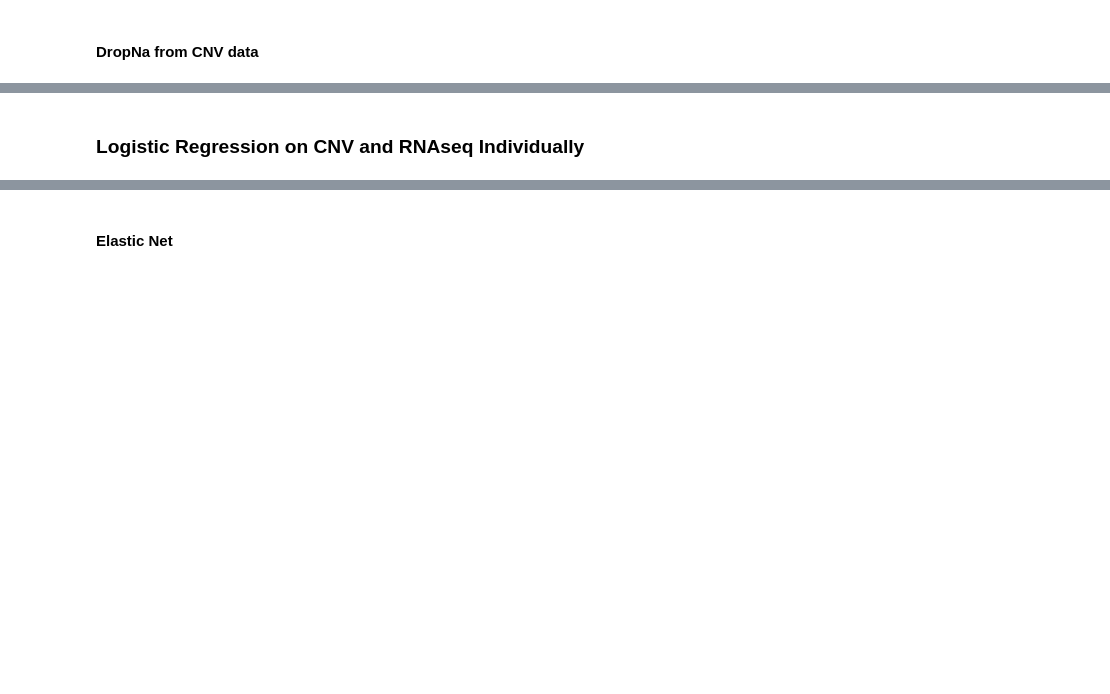
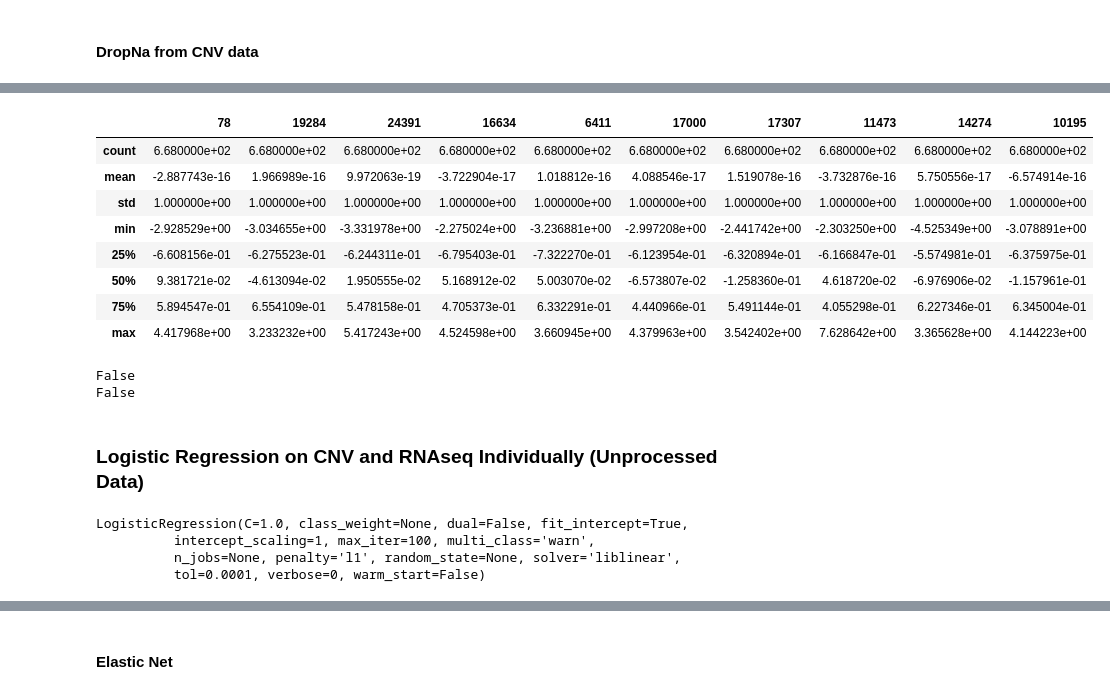
Before and after one commit to quanaibn/CancerDeepLearning, a Jupyter notebook: CancerDeepLearning/Logistic_Regression.ipynb, the cells around one changed output, grey strips where cells are left out. Cells and saved outputs as stored; diff of their text form; code cells hidden in the pictures; blank space fills up the shorter version.

Commit message:
Added Imputation and Scaling

```diff
--- a/CancerDeepLearning/Logistic_Regression.ipynb
+++ b/CancerDeepLearning/Logistic_Regression.ipynb
@@ -52,3 +39,0 @@ cnv.head()
-# %%
-cnv = cnv.dropna('index')
-cnv.shape
@@ -59,0 +42,12 @@ x_cnv_clean = cnv.drop(['y'], axis = 1)
+# %%
+import numpy as np
+from sklearn.impute import SimpleImputer
+impute_median = SimpleImputer(strategy = 'median')
+
+#Impute
+y_cnv_imputed = cnv['y']
+x_cnv_imputed = cnv.drop(['y'], axis = 1)
+x_cnv_imputed = impute_median.fit_transform(x_cnv_imputed)
+
+#Check for NaN values
+np.isnan(x_cnv_imputed).all()
@@ -60,2 +96,21 @@ x_cnv_clean = cnv.drop(['y'], axis = 1)
+# %%
+x_cnv_processed[np.random.choice(x_cnv_processed.columns.values, size = 10, replace = False)].describe()
+# %% [output]
+|  | 78 | 19284 | 24391 | 16634 | 6411 | 17000 | 17307 | 11473 | 14274 | 10195 |
+| count | 6.680000e+02 | 6.680000e+02 | 6.680000e+02 | 6.680000e+02 | 6.680000e+02 | 6.680000e+02 | 6.680000e+02 | 6.680000e+02 | 6.680000e+02 | 6.680000e+02 |
+| mean | -2.887743e-16 | 1.966989e-16 | 9.972063e-19 | -3.722904e-17 | 1.018812e-16 | 4.088546e-17 | 1.519078e-16 | -3.732876e-16 | 5.750556e-17 | -6.574914e-16 |
+| std | 1.000000e+00 | 1.000000e+00 | 1.000000e+00 | 1.000000e+00 | 1.000000e+00 | 1.000000e+00 | 1.000000e+00 | 1.000000e+00 | 1.000000e+00 | 1.000000e+00 |
+| min | -2.928529e+00 | -3.034655e+00 | -3.331978e+00 | -2.275024e+00 | -3.236881e+00 | -2.997208e+00 | -2.441742e+00 | -2.303250e+00 | -4.525349e+00 | -3.078891e+00 |
+| 25% | -6.608156e-01 | -6.275523e-01 | -6.244311e-01 | -6.795403e-01 | -7.322270e-01 | -6.123954e-01 | -6.320894e-01 | -6.166847e-01 | -5.574981e-01 | -6.375975e-01 |
+| 50% | 9.381721e-02 | -4.613094e-02 | 1.950555e-02 | 5.168912e-02 | 5.003070e-02 | -6.573807e-02 | -1.258360e-01 | 4.618720e-02 | -6.976906e-02 | -1.157961e-01 |
+| 75% | 5.894547e-01 | 6.554109e-01 | 5.478158e-01 | 4.705373e-01 | 6.332291e-01 | 4.440966e-01 | 5.491144e-01 | 4.055298e-01 | 6.227346e-01 | 6.345004e-01 |
+| max | 4.417968e+00 | 3.233232e+00 | 5.417243e+00 | 4.524598e+00 | 3.660945e+00 | 4.379963e+00 | 3.542402e+00 | 7.628642e+00 | 3.365628e+00 | 4.144223e+00 |
+# %%
+#Check for NaN values
+print(x_rna_processed.isnull().any().any())
+print(x_cnv_processed.isnull().any().any())
+# %% [output]
+False
+False
 # %% [markdown]
-### Logistic Regression on CNV and RNAseq Individually
+### Logistic Regression on CNV and RNAseq Individually (Unprocessed Data)
@@ -62,5 +120,16 @@ x_cnv_clean = cnv.drop(['y'], axis = 1)
 # %%
 #Split data into training and test sets
-from sklearn.model_selection import train_test_split
 x_cnv_train, x_cnv_test, y_cnv_train, y_cnv_test = train_test_split(x_cnv_clean, y_cnv_clean.values.flatten(), test_size = 0.25, random_state = 0)
 x_rna_train, x_rna_test, y_rna_train, y_rna_test = train_test_split(x_rna, y.values.flatten(), test_size = 0.25, random_state = 0)
+
+CNV_regression = LogisticRegression(penalty = 'l1', solver = 'liblinear')
+RNA_regression = LogisticRegression(penalty = 'l1', solver = 'liblinear')
+
+#Fit train set
+CNV_regression.fit(x_cnv_train, y_cnv_train)
+RNA_regression.fit(x_rna_train, y_rna_train)
+# %% [output]
+LogisticRegression(C=1.0, class_weight=None, dual=False, fit_intercept=True,
+          intercept_scaling=1, max_iter=100, multi_class='warn',
+          n_jobs=None, penalty='l1', random_state=None, solver='liblinear',
+          tol=0.0001, verbose=0, warm_start=False)
```
Also changed, not shown: parts of 52 cells of this notebook.
